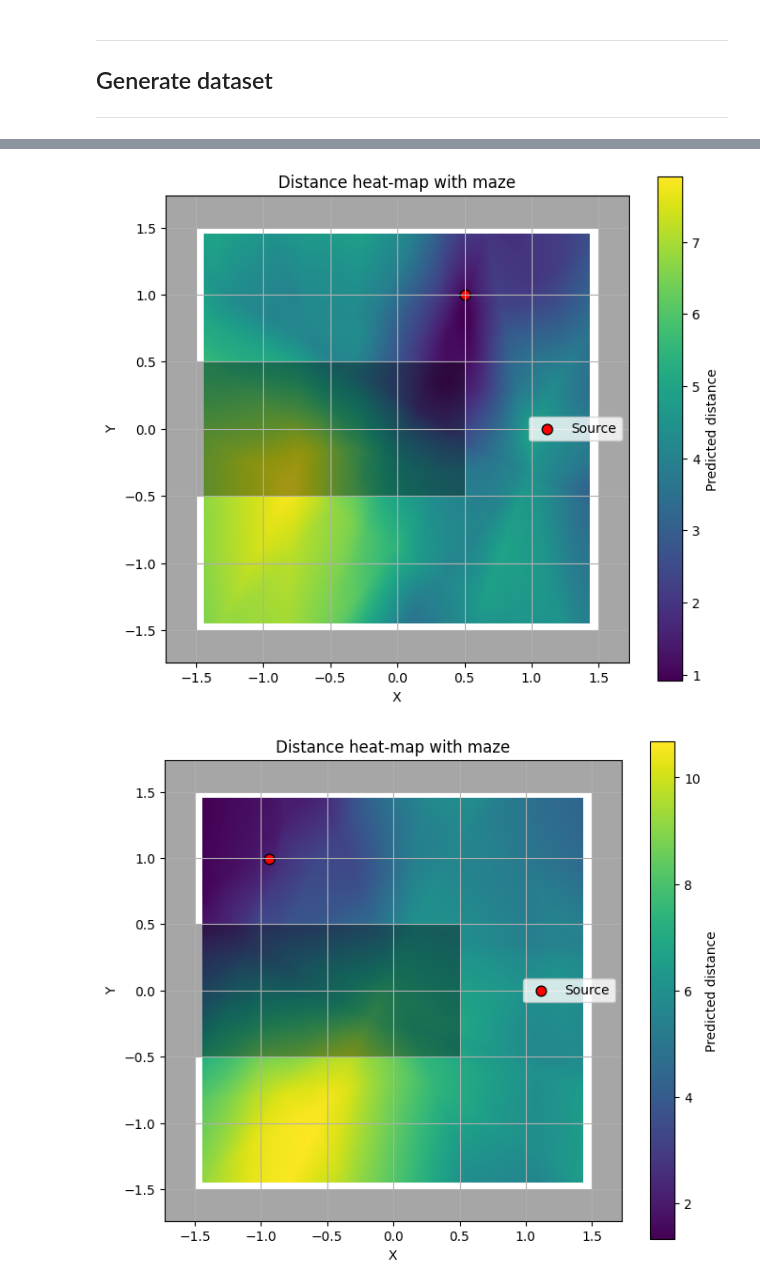
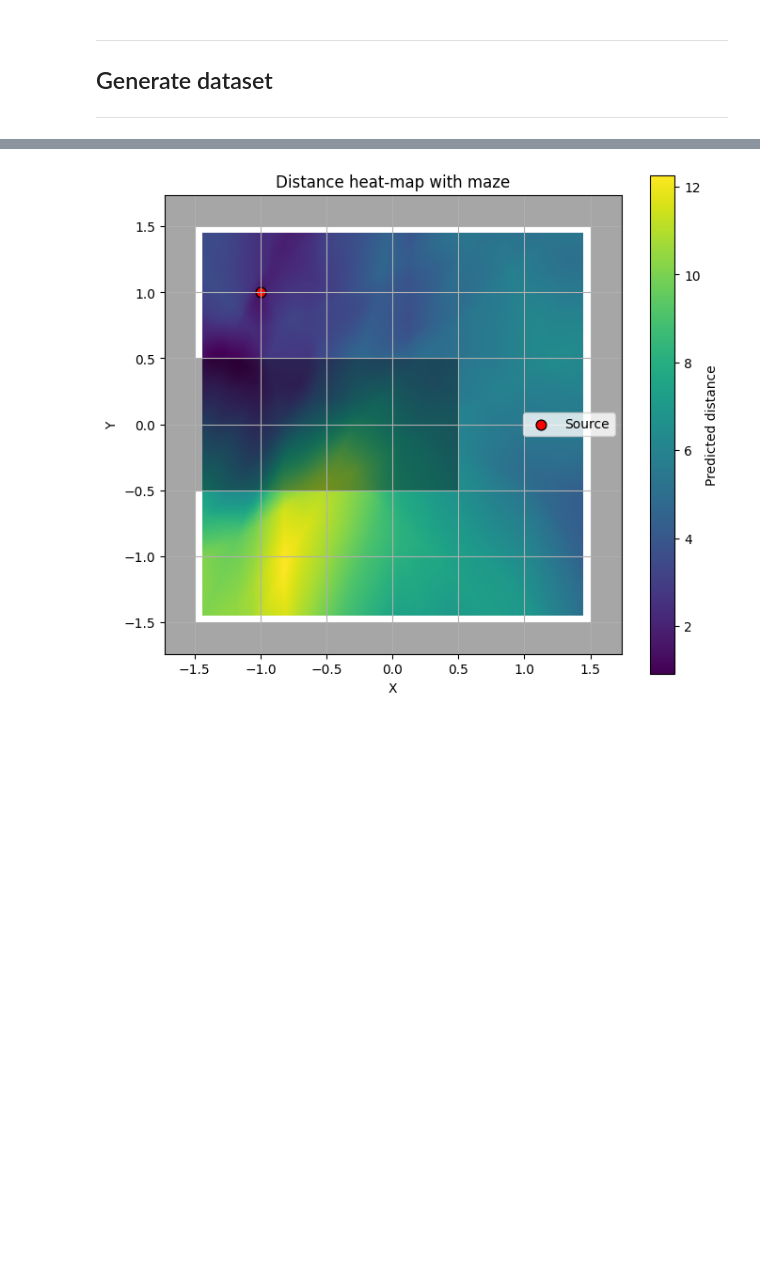
Before and after one commit to AIRI-summer-school/07-distance-to-goal-learning, a Jupyter notebook: artem_ws/scripts/train_stage1.ipynb, the cells around one changed output, grey strips where cells are left out. Saved outputs shown, nothing was run; the diff lists cells and outputs as text; code cells hidden in the pictures; blank space fills up the shorter version.

```diff
--- a/artem_ws/scripts/train_stage1.ipynb
+++ b/artem_ws/scripts/train_stage1.ipynb
@@ -33,9 +33,9 @@ gym.register_envs(gymnasium_robotics)
 # Initialize environment
 c = 'c'; U_map = [
     [1, 1, 1, 1, 1],
-    [1, c, c, c, 1],
-    [1, 1, 1, c, 1],
-    [1, c, c, c, 1],
+    [1, c, 0, 0, 1],
+    [1, 1, 1, 0, 1],
+    [1, c, 0, 0, 1],
     [1, 1, 1, 1, 1]
 ]
 builder = EnvBuilder(env_id=env_id, maze_map=U_map, max_episode_steps=max_episode_steps, seed=seed)
@@ -81,6 +68,6 @@ wandb: WARNING Tried to log to step 23 that is less than the current step 24. St
 # %%
-model_path = "models/ppo_agent_stage1_good.pth"
-agent.ac.load_state_dict(torch.load(model_path))
+# model_path = "models/ppo_agent_stage1_good.pth"
+# agent.ac.load_state_dict(torch.load(model_path))
 # %% [output]
 <All keys matched successfully>
 # %%
@@ -89,7 +76,14 @@ env = builder()
 agent.train_ppo(env, num_episodes=train_episodes, max_episode_steps=max_episode_steps)
 # %%
 # Evaluate
-eval_env = builder()
+U_map = [
+    [1, 1, 1, 1, 1],
+    [1, c, c, c, 1],
+    [1, 1, 1, c, 1],
+    [1, c, c, c, 1],
+    [1, 1, 1, 1, 1]
+]
+eval_env = builder(maze_map=U_map)
 
 trajectories = agent.evaluate_ppo(eval_env)
 torch.save(agent.ac.state_dict(), "models/ppo_agent_stage1.pth")
@@ -118,6 +112,4 @@ Eval loss: 4.6261
 # %%
-sup_model.plot_distance_heatmap(env=eval_env, source_point=(0.5,1.0))
-sup_model.plot_distance_heatmap(env=eval_env)
+sup_model.plot_distance_heatmap(env=eval_env, source_point=(-1, 1))
 # %% [output]
-[figure, old version]
+[figure, new version]
-[figure, removed]
```
Also changed, not shown: parts of 4 cells of this notebook, 6 other files.
